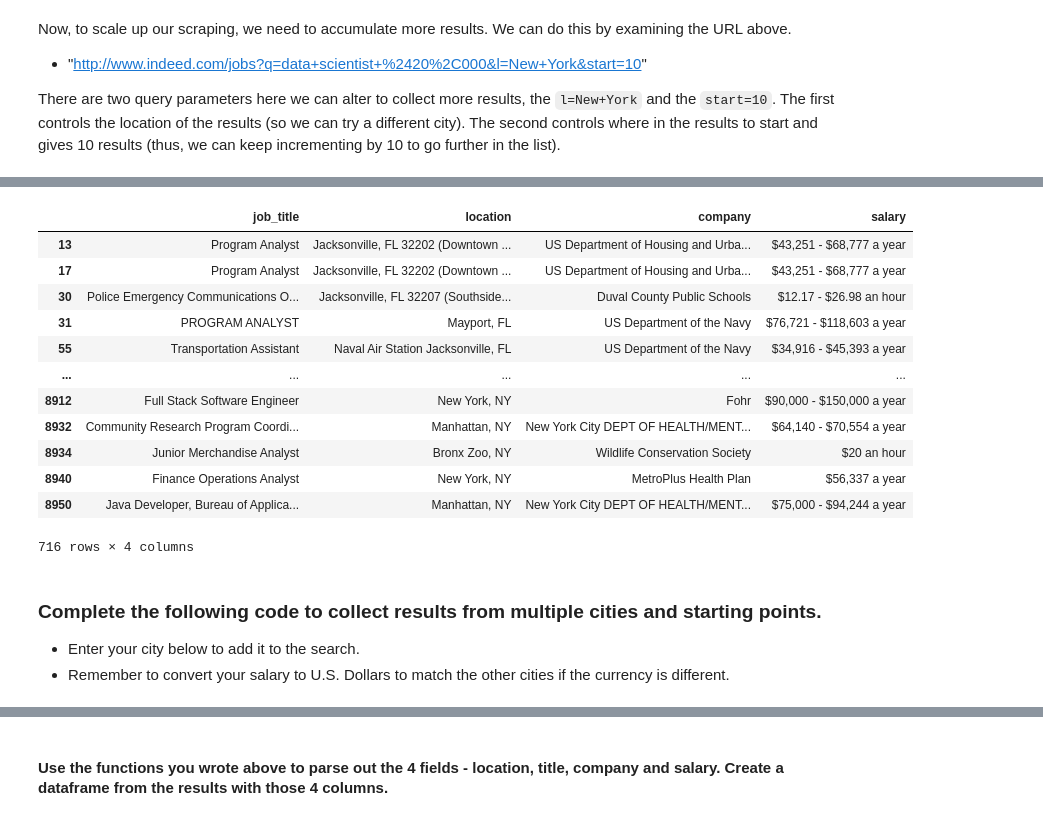
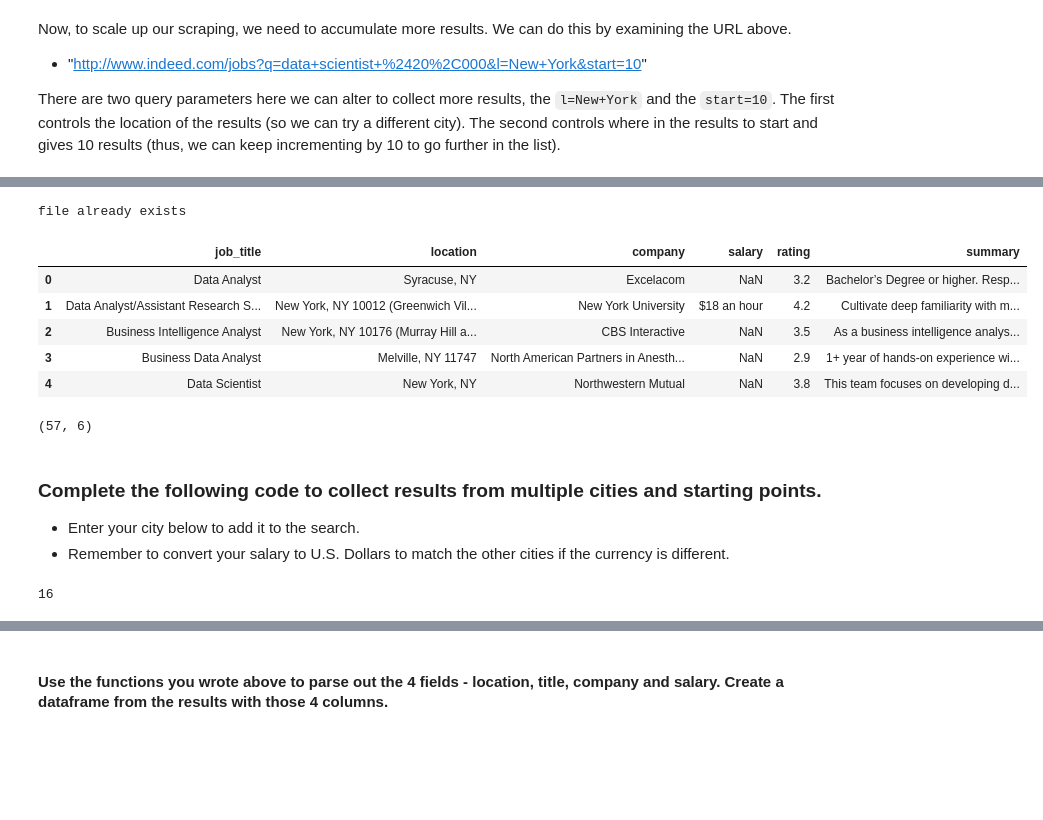
Before and after one commit to androi7/ds-mini-projects, a Jupyter notebook: WebScraping/Salary.ipynb, the cells around one changed output, grey strips where cells are left out. Drawn from its saved outputs; the diff is of its cells as text; code cells hidden in the pictures; blank space fills up the shorter version.

```diff
--- a/WebScraping/Salary.ipynb
+++ b/WebScraping/Salary.ipynb
@@ -413,16 +340,0 @@ job_market
-# %%
-job_market[job_market['salary'].notnull()]
-# %% [output]
-|  | job_title | location | company | salary |
-| 13 | Program Analyst | Jacksonville, FL 32202 (Downtown ... | US Department of Housing and Urba... | $43,251 - $68,777 a year |
-| 17 | Program Analyst | Jacksonville, FL 32202 (Downtown ... | US Department of Housing and Urba... | $43,251 - $68,777 a year |
-| 30 | Police Emergency Communications O... | Jacksonville, FL 32207 (Southside... | Duval County Public Schools | $12.17 - $26.98 an hour |
-| 31 | PROGRAM ANALYST | Mayport, FL | US Department of the Navy | $76,721 - $118,603 a year |
-| 55 | Transportation Assistant | Naval Air Station Jacksonville, FL | US Department of the Navy | $34,916 - $45,393 a year |
-| ... | ... | ... | ... | ... |
-| 8912 | Full Stack Software Engineer | New York, NY | Fohr | $90,000 - $150,000 a year |
-| 8932 | Community Research Program Coordi... | Manhattan, NY | New York City DEPT OF HEALTH/MENT... | $64,140 - $70,554 a year |
-| 8934 | Junior Merchandise Analyst | Bronx Zoo, NY | Wildlife Conservation Society | $20 an hour |
-| 8940 | Finance Operations Analyst | New York, NY | MetroPlus Health Plan | $56,337 a year |
-| 8950 | Java Developer, Bureau of Applica... | Manhattan, NY | New York City DEPT OF HEALTH/MENT... | $75,000 - $94,244 a year |
-716 rows × 4 columns
@@ -430,0 +343,21 @@ job_market.to_csv('job_market.csv', index=False)
+# %%
+# https://www.scrapehero.com/how-to-fake-and-rotate-user-agents-using-python-3/
+
+user_agent_list = [
+    'Mozilla/5.0 (Macintosh; Intel Mac OS X 10_15_5) AppleWebKit/605.1.15 (KHTML, like Gecko) Version/13.1.1 Safari/605.1.15',
+    'Mozilla/5.0 (Windows NT 10.0; Win64; x64; rv:77.0) Gecko/20100101 Firefox/77.0',
+    'Mozilla/5.0 (Macintosh; Intel Mac OS X 10_15_5) AppleWebKit/537.36 (KHTML, like Gecko) Chrome/83.0.4103.97 Safari/537.36',
+    'Mozilla/5.0 (Macintosh; Intel Mac OS X 10.15; rv:77.0) Gecko/20100101 Firefox/77.0',
+    'Mozilla/5.0 (Windows NT 10.0; Win64; x64) AppleWebKit/537.36 (KHTML, like Gecko) Chrome/83.0.4103.97 Safari/537.36',
+]
+
+headers = {
+    "Accept": "text/html,application/xhtml+xml,application/xml;q=0.9,image/webp,image/apng,*/*;q=0.8,application/signed-exchange;v=b3;q=0.9",
+    "Accept-Encoding": "gzip, deflate, sdch",
+    "Accept-Language": "en-GB,en-US;q=0.9,en;q=0.8",
+    "Dnt": "1", # do not track (1... prefers not to be tracked)
+    "Connection": "keep-alive",
+    "Upgrade-Insecure-Requests": "1",
+#     "Host": "indeed.com",
+#     "Cache-Control": "max-age=0",
+  }
@@ -431,3 +469,29 @@ job_market.to_csv('job_market.csv', index=False)
+# %%
+def check_file_exists(filename, cities, titles_encoded, headers=None, user_agent_list=None, delay=False):
+    file = Path(f"./datasets/{filename}.csv")
+    if not file.exists():
+        df = scrape_indeed(cities=cities, titles_encoded=titles_encoded,
+                           headers=headers, user_agent_list=user_agent_list,
+                           delay=delay)
+        df.to_csv(f'./datasets/{filename}.csv', index=False)
+    else:
+        print('file already exists')
+# %%
+check_file_exists('df_0', cities=[cities[0]], titles_encoded=titles_encoded, headers=headers, user_agent_list=user_agent_list)
+df_0 = pd.read_csv('./datasets/df_0.csv')
+df_0.head()
+# %% [output]
+file already exists
+|  | job_title | location | company | salary | rating | summary |
+| 0 | Data Analyst | Syracuse, NY | Excelacom | NaN | 3.2 | Bachelor’s Degree or higher. Resp... |
+| 1 | Data Analyst/Assistant Research S... | New York, NY 10012 (Greenwich Vil... | New York University | $18 an hour | 4.2 | Cultivate deep familiarity with m... |
+| 2 | Business Intelligence Analyst | New York, NY 10176 (Murray Hill a... | CBS Interactive | NaN | 3.5 | As a business intelligence analys... |
+| 3 | Business Data Analyst | Melville, NY 11747 | North American Partners in Anesth... | NaN | 2.9 | 1+ year of hands-on experience wi... |
+| 4 | Data Scientist | New York, NY | Northwestern Mutual | NaN | 3.8 | This team focuses on developing d... |
+# %%
+df_0[df_0['salary'].notnull()].shape
+# %% [output]
+(57, 6)
 # %% [markdown]
 ### Complete the following code to collect results from multiple cities and starting points.
 - Enter your city below to add it to the search.
@@ -485,0 +499,4 @@ for city in tqdm(set(['New+York', 'Chicago', 'San+Francisco', 'Austin', 'Seattle
+# %%
+len(cities)
+# %% [output]
+16
```
Also changed, not shown: parts of 94 cells of this notebook, 17 other files.
